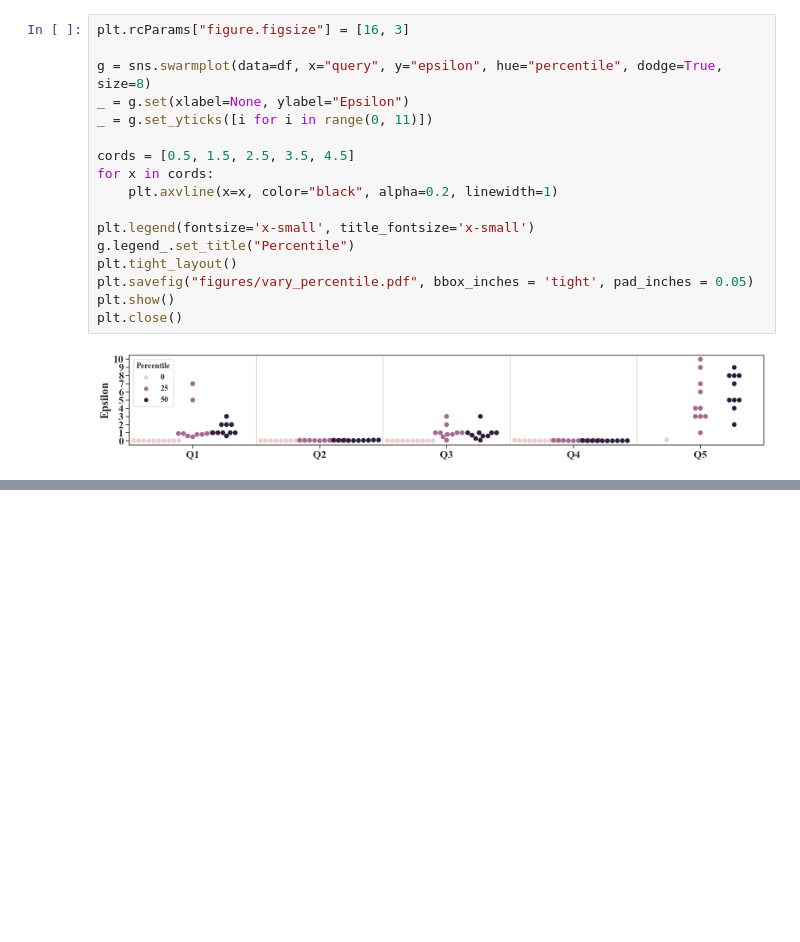
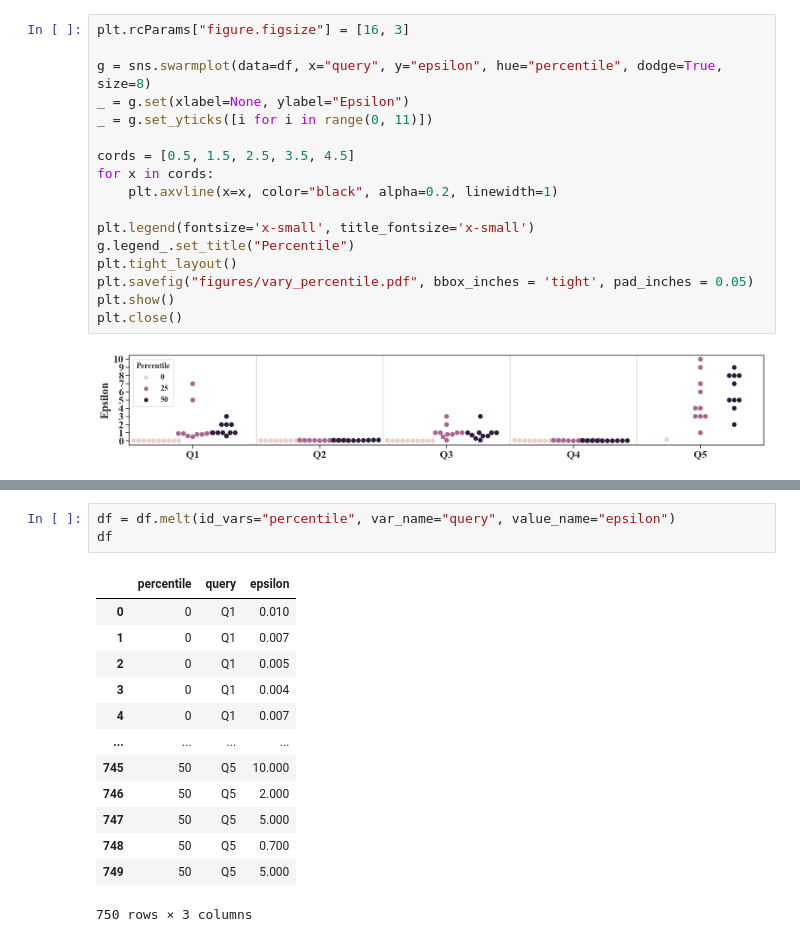
Before and after one commit to youny626/DP_test, a Jupyter notebook: ablation/vary_percentile/plot.ipynb, the cells around one changed output, grey strips where cells are left out. Cells and saved outputs as stored; diff of their text form; blank space fills up the shorter version.

```diff
--- a/ablation/vary_percentile/plot.ipynb
+++ b/ablation/vary_percentile/plot.ipynb
@@ -84,0 +129,17 @@ plt.close()
+# %%
+df = df.melt(id_vars="percentile", var_name="query", value_name="epsilon")
+df
+# %% [output]
+|  | percentile | query | epsilon |
+| 0 | 0 | Q1 | 0.010 |
+| 1 | 0 | Q1 | 0.007 |
+| 2 | 0 | Q1 | 0.005 |
+| 3 | 0 | Q1 | 0.004 |
+| 4 | 0 | Q1 | 0.007 |
+| ... | ... | ... | ... |
+| 745 | 50 | Q5 | 10.000 |
+| 746 | 50 | Q5 | 2.000 |
+| 747 | 50 | Q5 | 5.000 |
+| 748 | 50 | Q5 | 0.700 |
+| 749 | 50 | Q5 | 5.000 |
+750 rows × 3 columns
```
Also changed, not shown: parts of 4 cells of this notebook, 2 other files.
